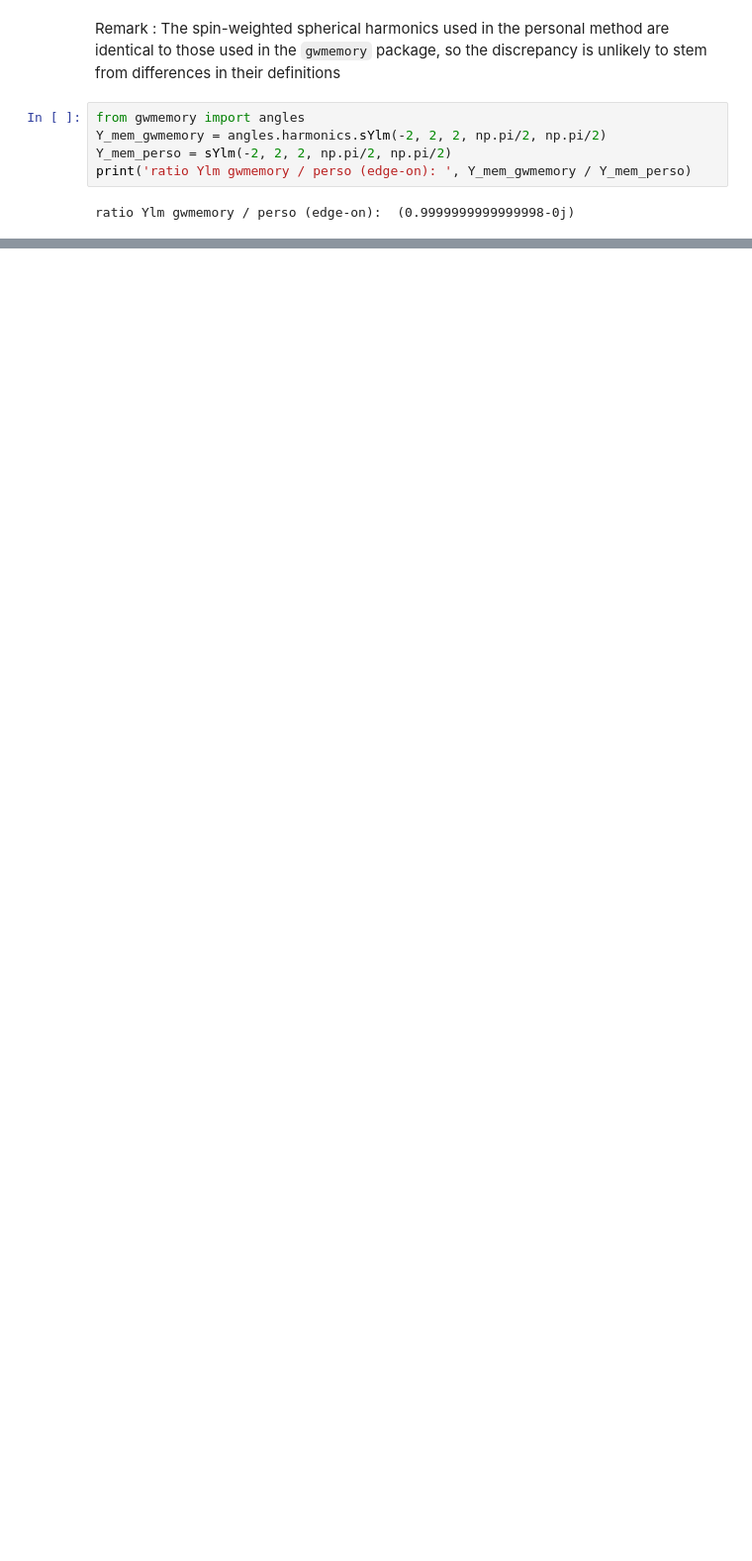
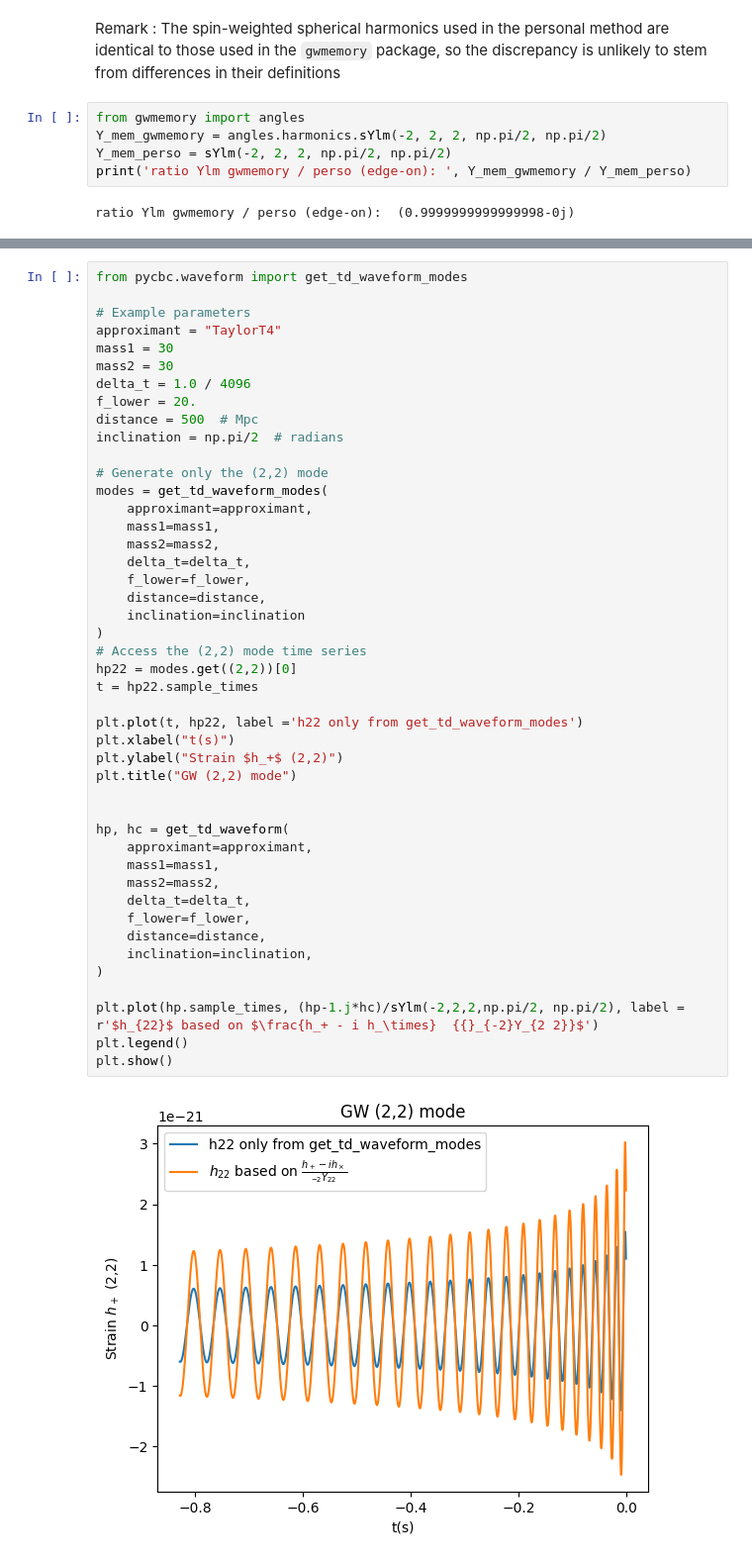
Before and after one commit to ThomasBastro/Memory_effect, a Jupyter notebook: Memory_Lopez/Computation_GW_Memory.ipynb, the cells around one changed output, grey strips where cells are left out. Shown at 99% size. Saved outputs shown, nothing was run; the diff lists cells and outputs as text; blank space fills up the shorter version.

```diff
--- a/Memory_Lopez/Computation_GW_Memory.ipynb
+++ b/Memory_Lopez/Computation_GW_Memory.ipynb
@@ -223,0 +240,47 @@ ratio Ylm gwmemory / perso (edge-on):  (0.9999999999999998-0j)
+# %%
+from pycbc.waveform import get_td_waveform_modes
+
+# Example parameters
+approximant = "TaylorT4"
+mass1 = 30
+mass2 = 30
+delta_t = 1.0 / 4096
+f_lower = 20.
+distance = 500  # Mpc
+inclination = np.pi/2  # radians
+
+# Generate only the (2,2) mode
+modes = get_td_waveform_modes(
+    approximant=approximant,
+    mass1=mass1,
+    mass2=mass2,
+    delta_t=delta_t,
+    f_lower=f_lower,
+    distance=distance,
+    inclination=inclination
+)
+# Access the (2,2) mode time series
+hp22 = modes.get((2,2))[0]
+t = hp22.sample_times
+
+plt.plot(t, hp22, label ='h22 only from get_td_waveform_modes')
+plt.xlabel("t(s)")
+plt.ylabel("Strain $h_+$ (2,2)")
+plt.title("GW (2,2) mode")
+
+
+hp, hc = get_td_waveform(
+    approximant=approximant,
+    mass1=mass1,
+    mass2=mass2,
+    delta_t=delta_t,
+    f_lower=f_lower,
+    distance=distance,
+    inclination=inclination,
+)
+
+plt.plot(hp.sample_times, (hp-1.j*hc)/sYlm(-2,2,2,np.pi/2, np.pi/2), label = r'$h_{22}$ based on $\frac{h_+ - i h_\times}  {{}_{-2}Y_{2 2}}$')
+plt.legend()
+plt.show()
+# %% [output]
+[figure, added]
```
Also changed, not shown: parts of 23 cells of this notebook, 7 other files.
